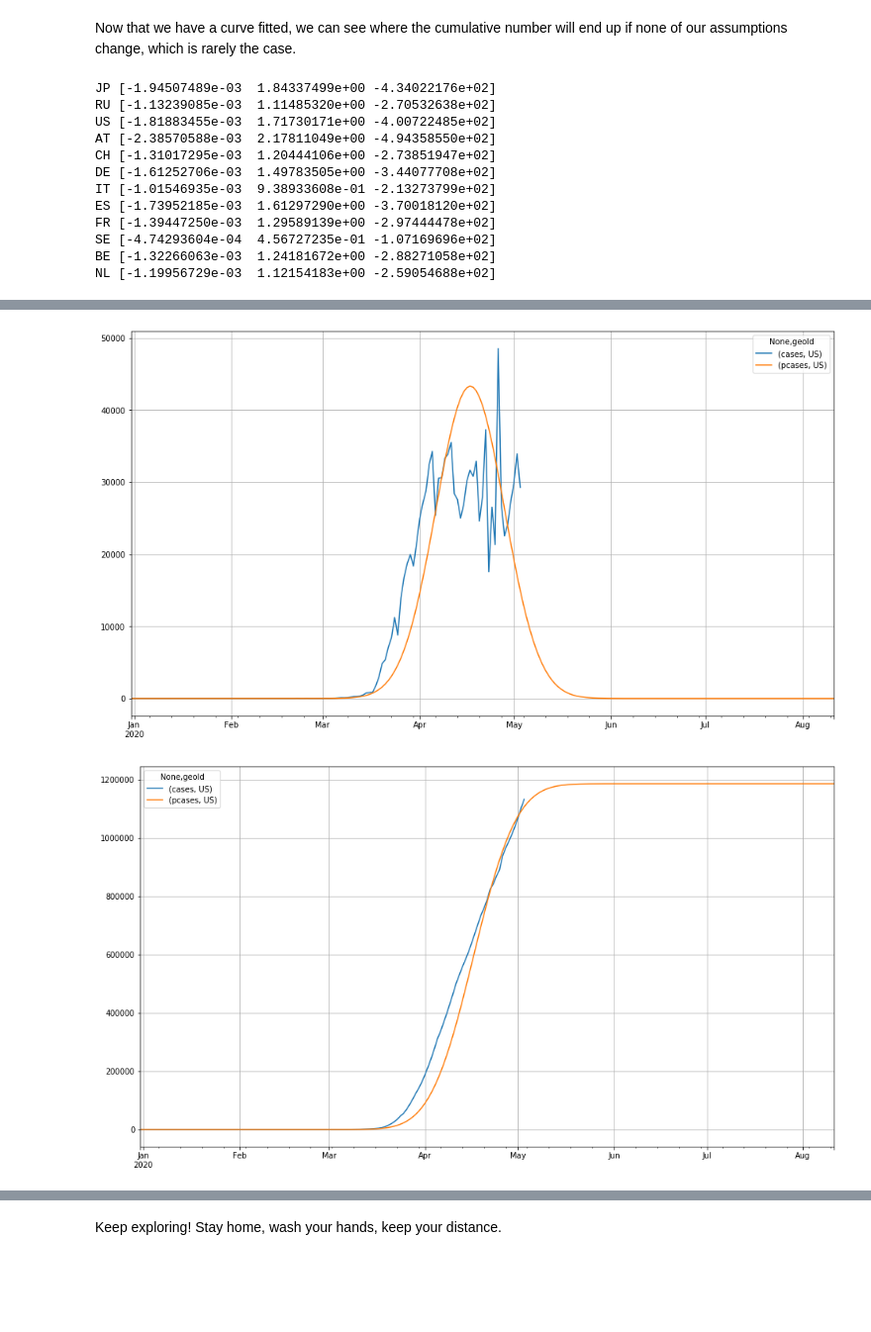
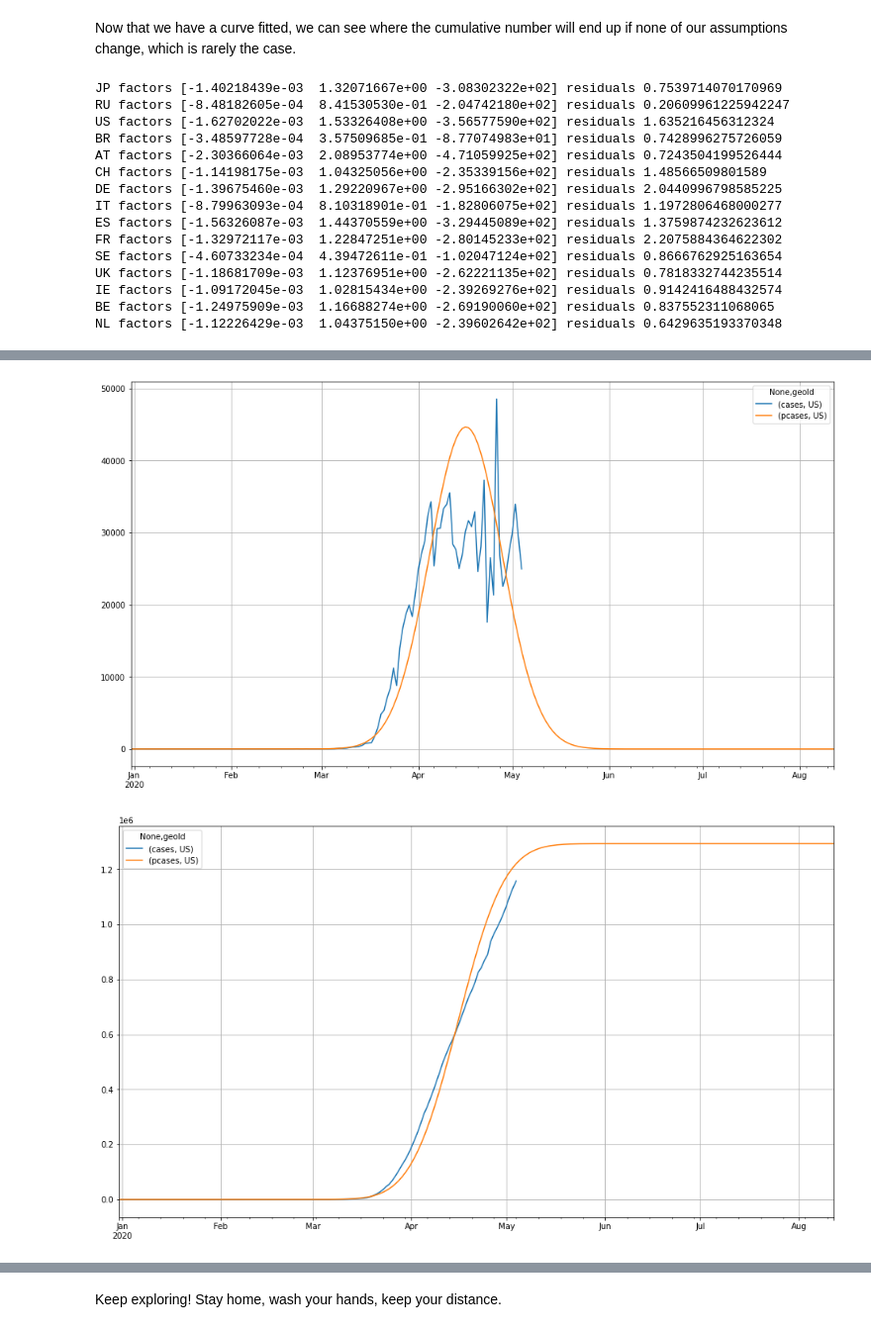
Before and after one commit to R3dje/COVID19, a Jupyter notebook: Modelmulti.ipynb, the cells around one changed output, grey strips where cells are left out. Shown at 99% size. Drawn from its saved outputs; the diff is of its cells as text; code cells hidden in the pictures; blank space fills up the shorter version.

```diff
--- a/Modelmulti.ipynb
+++ b/Modelmulti.ipynb
@@ -135,33 +132,39 @@ Now we can use polynomial regression to estimate the curve with `polyfit`. We ar
 The `polyval` function takes the results of `polyfit` and applies them to input data. Once we have the resulting values, we take the exponential and we get the estimated curve.
 # %% [markdown]
 Now that we have a curve fitted, we can see where the cumulative number will end up if none of our assumptions change, which is rarely the case.
+# %%
+import matplotlib as mpl
+mpl.rc('figure', max_open_warning = 0)
 # %%
-countries = ['JP', 'RU', 'US', 'AT', 'CH', 'DE', 'IT', 'ES', 'FR', 'SE', 'BE', 'NL']
+# countries = df['geoId'].unique()
+
+countries = ['JP', 'RU', 'US', 'BR', 'AT', 'CH', 'DE', 'IT', 'ES', 'FR', 'SE', 'UK', 'IE', 'BE', 'NL']
 
 measure = 'cases'
 pmeasure = 'pcases'
 
-# countries = df['geoId'].unique()
-
 for country in countries:
-    df_pred = pd.DataFrame({'x':df_geo['daynum'], 'y':df_geo[measure][country].rolling(7, win_type='triang').mean()})
+    df_pred = pd.DataFrame({'x':df_geo['daynum'], 'y':df_geo[measure][country]})
     df_pred = df_pred[df_pred['y'] > 100]
     df_pred['y'] = np.log10(df_pred['y'])
-    fit = np.polyfit(df_pred['x'], df_pred['y'], 2)
-    df_geo[(pmeasure, country)] = 10 ** np.polyval(fit, df_geo['daynum'])
-    print(country, fit)
+    fit = np.polyfit(x=df_pred['x'], y=df_pred['y'], deg=2, full=True)
+    df_geo[(pmeasure, country)] = 10 ** np.polyval(fit[0], df_geo['daynum'])
+    print(country, "factors", fit[0], "residuals", fit[1][0])
     df_geo[[(measure, country), (pmeasure, country)]].plot(figsize=(16, 9), grid=True)
     df_geo[[(measure, country), (pmeasure, country)]].cumsum().plot(figsize=(16, 9), grid=True)
 # %% [output]
-JP [-1.94507489e-03  1.84337499e+00 -4.34022176e+02]
-RU [-1.13239085e-03  1.11485320e+00 -2.70532638e+02]
-US [-1.81883455e-03  1.71730171e+00 -4.00722485e+02]
-AT [-2.38570588e-03  2.17811049e+00 -4.94358550e+02]
-CH [-1.31017295e-03  1.20444106e+00 -2.73851947e+02]
-DE [-1.61252706e-03  1.49783505e+00 -3.44077708e+02]
-IT [-1.01546935e-03  9.38933608e-01 -2.13273799e+02]
-ES [-1.73952185e-03  1.61297290e+00 -3.70018120e+02]
-FR [-1.39447250e-03  1.29589139e+00 -2.97444478e+02]
-SE [-4.74293604e-04  4.56727235e-01 -1.07169696e+02]
-BE [-1.32266063e-03  1.24181672e+00 -2.88271058e+02]
-NL [-1.19956729e-03  1.12154183e+00 -2.59054688e+02]
+JP factors [-1.40218439e-03  1.32071667e+00 -3.08302322e+02] residuals 0.7539714070170969
+RU factors [-8.48182605e-04  8.41530530e-01 -2.04742180e+02] residuals 0.20609961225942247
+US factors [-1.62702022e-03  1.53326408e+00 -3.56577590e+02] residuals 1.635216456312324
+BR factors [-3.48597728e-04  3.57509685e-01 -8.77074983e+01] residuals 0.7428996275726059
+AT factors [-2.30366064e-03  2.08953774e+00 -4.71059925e+02] residuals 0.7243504199526444
+CH factors [-1.14198175e-03  1.04325056e+00 -2.35339156e+02] residuals 1.48566509801589
+DE factors [-1.39675460e-03  1.29220967e+00 -2.95166302e+02] residuals 2.0440996798585225
+IT factors [-8.79963093e-04  8.10318901e-01 -1.82806075e+02] residuals 1.1972806468000277
+ES factors [-1.56326087e-03  1.44370559e+00 -3.29445089e+02] residuals 1.3759874232623612
+FR factors [-1.32972117e-03  1.22847251e+00 -2.80145233e+02] residuals 2.2075884364622302
+SE factors [-4.60733234e-04  4.39472611e-01 -1.02047124e+02] residuals 0.8666762925163654
+UK factors [-1.18681709e-03  1.12376951e+00 -2.62221135e+02] residuals 0.7818332744235514
+IE factors [-1.09172045e-03  1.02815434e+00 -2.39269276e+02] residuals 0.9142416488432574
+BE factors [-1.24975909e-03  1.16688274e+00 -2.69190060e+02] residuals 0.837552311068065
+NL factors [-1.12226429e-03  1.04375150e+00 -2.39602642e+02] residuals 0.6429635193370348
@@ -172,2 +175,2 @@ NL [-1.19956729e-03  1.12154183e+00 -2.59054688e+02]
-[figure, old version]
+[figure, new version]
-[figure, old version]
+[figure, new version]
```
Also changed, not shown: parts of 8 cells of this notebook, 5 other files.
